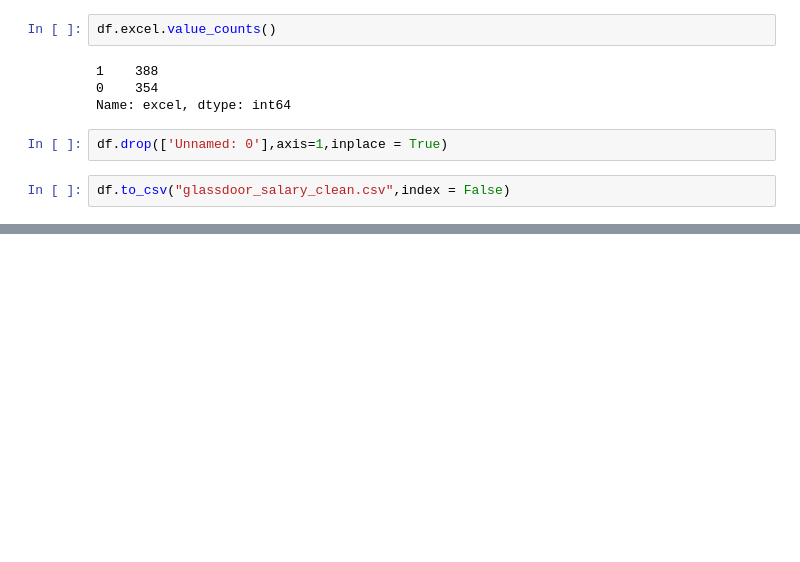
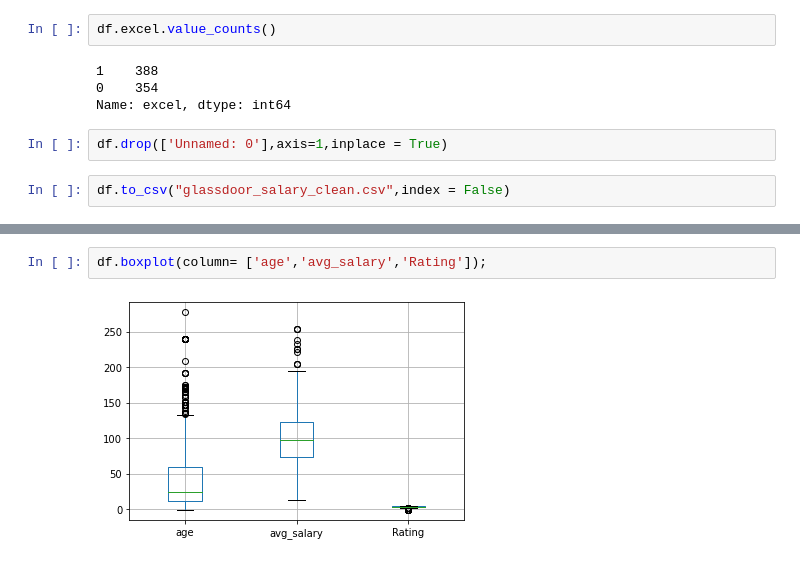
Before and after one commit to AhmadAbdElhameed/ds_salary_project, a Jupyter notebook: Data Cleaning.ipynb, the cells around one changed output, grey strips where cells are left out. Saved outputs shown, nothing was run; the diff lists cells and outputs as text; blank space fills up the shorter version.

```diff
--- a/Data Cleaning.ipynb
+++ b/Data Cleaning.ipynb
@@ -234,0 +476,4 @@ df.to_csv("glassdoor_salary_clean.csv",index = False)
+# %%
+df.boxplot(column= ['age','avg_salary','Rating']);
+# %% [output]
+[figure, added]
```
Also changed, not shown: parts of 28 cells of this notebook.
